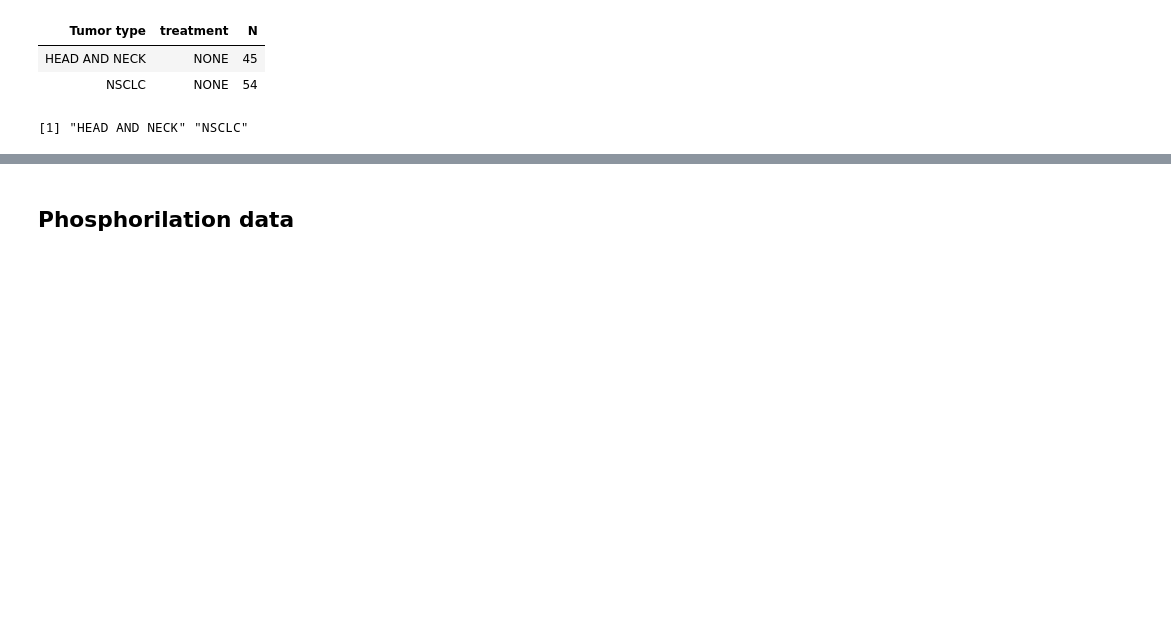
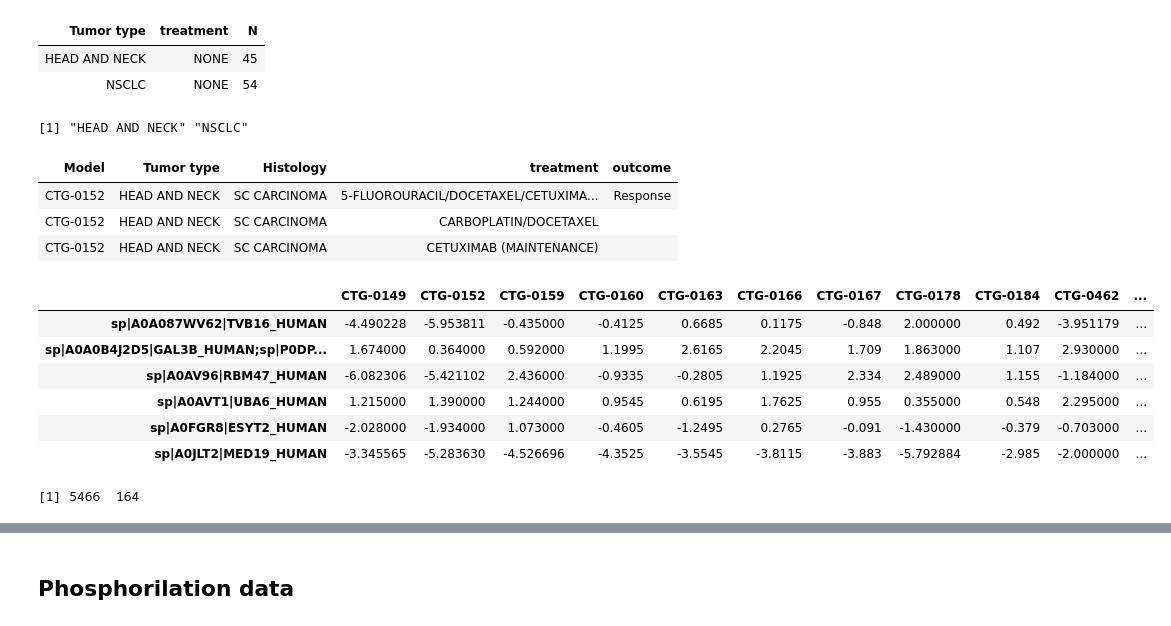
Before and after one commit to liorbey/lumin-workstation-materials, a Jupyter notebook: proteomics_data.ipynb, the cells around one changed output, grey strips where cells are left out. Drawn from its saved outputs; the diff is of its cells as text; code cells hidden in the pictures; blank space fills up the shorter version.

```diff
--- a/proteomics_data.ipynb
+++ b/proteomics_data.ipynb
@@ -44,6 +40,6 @@ head(df.prot, 2)
 # %%
-TMT_columns = seq(15,33,2)
-dat = df.prot[df.prot$miR.FASP_q.value<0.01,TMT_columns]
-rownames(dat) = df.prot[df.prot$miR.FASP_q.value<0.01,]$Protein.accession
-rm(df.prot) # release memory since using dat from here on
-head(dat, 2)
+# TMT_columns = seq(15,33,2)
+# dat = df.prot[df.prot$miR.FASP_q.value<0.01,TMT_columns]
+# rownames(dat) = df.prot[df.prot$miR.FASP_q.value<0.01,]$Protein.accession
+# rm(df.prot) # release memory since using dat from here on
+# head(dat, 2)
@@ -62,7 +54,7 @@ head(dat, 2)
 # %%
 # max(log2(dat), na.rm = TRUE)
 # %%
-dat.log = log2(dat)
-#remove rows with NAs
-dat.log = na.omit(dat.log)
+# dat.log = log2(dat)
+# #remove rows with NAs
+# dat.log = na.omit(dat.log)
 # %%
@@ -250,3 +257,31 @@ ct_sum[ct_sum$treatment=='NONE',]
 unique(clin_treat$`Tumor type`)
 # %% [output]
 [1] "HEAD AND NECK" "NSCLC"
+# %%
+# # check the repeated model numbers
+# n_occur <- data.frame(table(clin_treat$Model))
+# n_occur[n_occur$Freq > 1,]
+clin_treat[clin_treat$Model=='CTG-0152',]
+# %% [output]
+| Model | Tumor type | Histology | treatment | outcome |
+| CTG-0152 | HEAD AND NECK | SC CARCINOMA | 5-FLUOROURACIL/DOCETAXEL/CETUXIMA... | Response |
+| CTG-0152 | HEAD AND NECK | SC CARCINOMA | CARBOPLATIN/DOCETAXEL |  |
+| CTG-0152 | HEAD AND NECK | SC CARCINOMA | CETUXIMAB (MAINTENANCE) |  |
+# %%
+# for int_norm matrix, only keep samples that are in clin_treat (name it dat.log to use example code)
+# add a column in clin_treat to convert treatment to NONE=Naive and all drugs=Treated
+# sort Model in clin_treat in the same order as in the proteomics matrix
+# write a function that allows choosing `Tumor type` for each analysis
+dat.log <- int_norm %>%
+    select(clin_treat$Model)
+head(dat.log)
+print(dim(dat.log))
+# %% [output]
+|  | CTG-0149 | CTG-0152 | CTG-0159 | CTG-0160 | CTG-0163 | CTG-0166 | CTG-0167 | CTG-0178 | CTG-0184 | CTG-0462 | ... |
+| sp|A0A087WV62|TVB16_HUMAN | -4.490228 | -5.953811 | -0.435000 | -0.4125 | 0.6685 | 0.1175 | -0.848 | 2.000000 | 0.492 | -3.951179 | ... |
+| sp|A0A0B4J2D5|GAL3B_HUMAN;sp|P0DP... | 1.674000 | 0.364000 | 0.592000 | 1.1995 | 2.6165 | 2.2045 | 1.709 | 1.863000 | 1.107 | 2.930000 | ... |
+| sp|A0AV96|RBM47_HUMAN | -6.082306 | -5.421102 | 2.436000 | -0.9335 | -0.2805 | 1.1925 | 2.334 | 2.489000 | 1.155 | -1.184000 | ... |
+| sp|A0AVT1|UBA6_HUMAN | 1.215000 | 1.390000 | 1.244000 | 0.9545 | 0.6195 | 1.7625 | 0.955 | 0.355000 | 0.548 | 2.295000 | ... |
+| sp|A0FGR8|ESYT2_HUMAN | -2.028000 | -1.934000 | 1.073000 | -0.4605 | -1.2495 | 0.2765 | -0.091 | -1.430000 | -0.379 | -0.703000 | ... |
+| sp|A0JLT2|MED19_HUMAN | -3.345565 | -5.283630 | -4.526696 | -4.3525 | -3.5545 | -3.8115 | -3.883 | -5.792884 | -2.985 | -2.000000 | ... |
+[1] 5466  164
```
Also changed, not shown: parts of 11 cells of this notebook.
